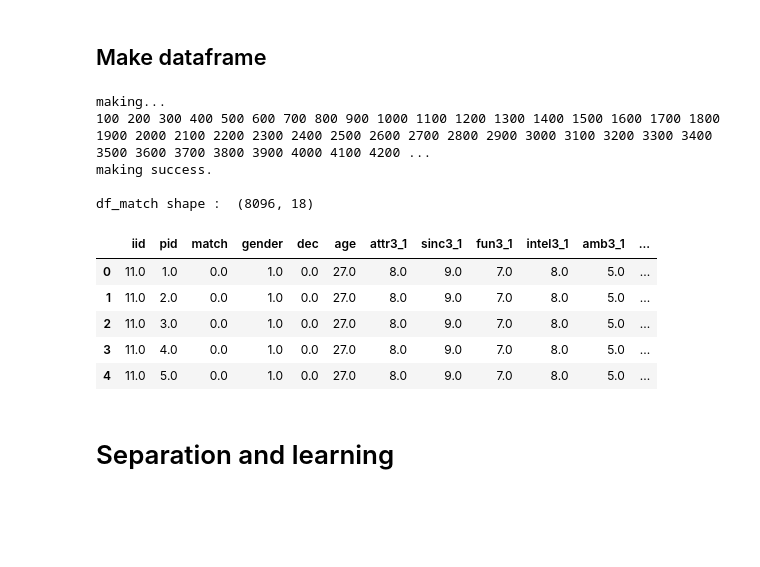
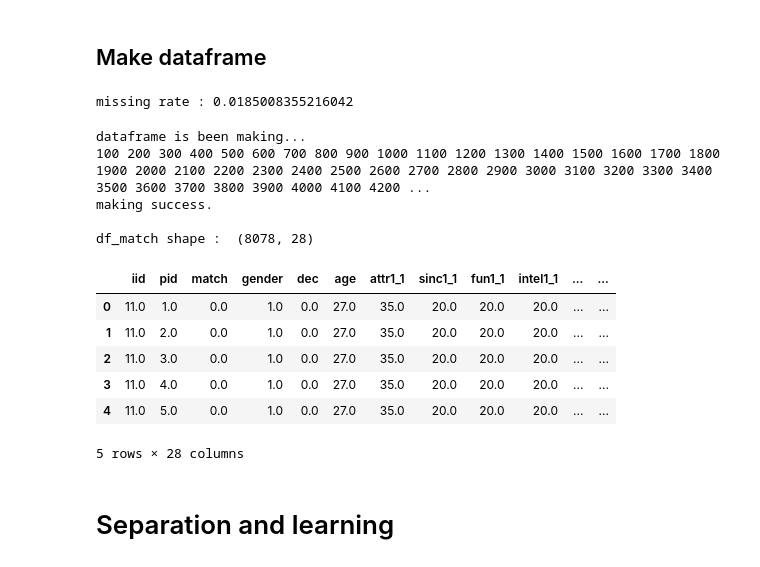
Before and after one commit to imsaulpark/Speed-dating-in-kaggle, a Jupyter notebook: Prediction/demo.ipynb, the cells around one changed output. Saved outputs shown, nothing was run; the diff lists cells and outputs as text; code cells hidden in the pictures; blank space fills up the shorter version.

```diff
--- a/Prediction/demo.ipynb
+++ b/Prediction/demo.ipynb
@@ -14,13 +14,22 @@ df_data.shape
 # Data preprocessing
 # %% [markdown]
 ## Make dataframe
+# %%
+# drop missing values.
+cols = ['iid', 'pid', 'match','gender','dec', 'age',
+        'attr1_1', 'sinc1_1', 'fun1_1', 'intel1_1', 'amb1_1',
+        'attr3_1', 'sinc3_1', 'fun3_1', 'intel3_1', 'amb3_1']
+
+row_full = df_data.shape[0]
+df_selected = df_data.loc[:, cols]
+df_selected.dropna(inplace=True)
+row_drop = df_selected.shape[0]
+
+miss_rate = (row_full - row_drop) / row_full
+print("missing rate :", miss_rate)
+# %% [output]
+missing rate : 0.0185008355216042
 # %%
-cols = ['iid', 'pid', 'match','gender','dec', 'age',
-        'attr3_1', 'sinc3_1', 'fun3_1', 'intel3_1', 'amb3_1']
-
-df_selected = df_data.loc[:, cols]
-df_selected.dropna(inplace=True)
-
 # Separate dataframe into male and female.
 df_male = df_selected.loc[ df_selected['gender'] == 1 ]
 df_female = df_selected.loc[ df_selected['gender'] == 0 ]
@@ -30,10 +39,13 @@ df_male_drop = df_male.drop_duplicates(subset=['iid'])
 df_female_drop = df_female.drop_duplicates(subset=['iid'])
 
 # Let's make dataframe for matching. (empty yet)
-df_match = pd.DataFrame( data = None, columns = cols + ['dec_o', 'age_o', 'attr3_1_o', 'sinc3_1_o', 'fun3_1_o', 'intel3_1_o',  'amb3_1_o'] )
+df_match = pd.DataFrame( data = None, columns = cols +
+                        ['dec_o', 'age_o',
+                         'attr1_1_o', 'sinc1_1_o', 'fun1_1_o', 'intel1_1_o',  'amb1_1_o',
+                         'attr3_1_o','sinc3_1_o','fun3_1_o', 'intel3_1_o','amb3_1_o'] )
 index = 0
 
-print("making...")
+print("dataframe is been making...")
 # Let's fill each rows of dataframe for matching.
 for m_index, m_row in df_male.iterrows() :
 
@@ -46,7 +58,7 @@ for m_index, m_row in df_male.iterrows() :
 
     f_row = f_row.iloc[0]
 
-    # Extract values from each row of dataframes.
+    # Extract values from each row of dataframe.
     values = list(m_row.values) + list(f_row['dec':'amb3_1'].values)
 
     # Fill a row of match dataframe
@@ -60,42 +72,44 @@ for m_index, m_row in df_male.iterrows() :
 # Let's fill each rows of dataframe for matching.
 for fm_index, fm_row in df_female.iterrows() :
 
-    # Find pid row in female_drop dataframe.
+    # Find pid row in male_drop dataframe.
     pid = fm_row['pid']
     m_row = df_male_drop.loc[ df_male_drop['iid'] == pid ]
 
     if m_row.empty :
         continue
 
     m_row = m_row.iloc[0]
 
     # Extract values from each row of dataframes.
     values = list(fm_row.values) + list(m_row['dec':'amb3_1'].values)
+
 
     # Fill a row of match dataframe
     df_match.loc[index] = values
     index += 1
 
     # Print current progress at each 100 row.
     if index % 100 == 0 :
         print(index, end = " ")
 
 print()
 print("making success.\n")
 print("df_match shape : ", df_match.shape)
 df_match.head()
 # %% [output]
-making...
+dataframe is been making...
 100 200 300 400 500 600 700 800 900 1000 1100 1200 1300 1400 1500 1600 1700 1800 1900 2000 2100 2200 2300 2400 2500 2600 2700 2800 2900 3000 3100 3200 3300 3400 3500 3600 3700 3800 3900 4000 4100 4200 ...
 making success.
 
-df_match shape :  (8096, 18)
+df_match shape :  (8078, 28)
-|  | iid | pid | match | gender | dec | age | attr3_1 | sinc3_1 | fun3_1 | intel3_1 | amb3_1 | ... |
-| 0 | 11.0 | 1.0 | 0.0 | 1.0 | 0.0 | 27.0 | 8.0 | 9.0 | 7.0 | 8.0 | 5.0 | ... |
-| 1 | 11.0 | 2.0 | 0.0 | 1.0 | 0.0 | 27.0 | 8.0 | 9.0 | 7.0 | 8.0 | 5.0 | ... |
-| 2 | 11.0 | 3.0 | 0.0 | 1.0 | 0.0 | 27.0 | 8.0 | 9.0 | 7.0 | 8.0 | 5.0 | ... |
-| 3 | 11.0 | 4.0 | 0.0 | 1.0 | 0.0 | 27.0 | 8.0 | 9.0 | 7.0 | 8.0 | 5.0 | ... |
-| 4 | 11.0 | 5.0 | 0.0 | 1.0 | 0.0 | 27.0 | 8.0 | 9.0 | 7.0 | 8.0 | 5.0 | ... |
+|  | iid | pid | match | gender | dec | age | attr1_1 | sinc1_1 | fun1_1 | intel1_1 | ... | ... |
+| 0 | 11.0 | 1.0 | 0.0 | 1.0 | 0.0 | 27.0 | 35.0 | 20.0 | 20.0 | 20.0 | ... | ... |
+| 1 | 11.0 | 2.0 | 0.0 | 1.0 | 0.0 | 27.0 | 35.0 | 20.0 | 20.0 | 20.0 | ... | ... |
+| 2 | 11.0 | 3.0 | 0.0 | 1.0 | 0.0 | 27.0 | 35.0 | 20.0 | 20.0 | 20.0 | ... | ... |
+| 3 | 11.0 | 4.0 | 0.0 | 1.0 | 0.0 | 27.0 | 35.0 | 20.0 | 20.0 | 20.0 | ... | ... |
+| 4 | 11.0 | 5.0 | 0.0 | 1.0 | 0.0 | 27.0 | 35.0 | 20.0 | 20.0 | 20.0 | ... | ... |
+5 rows × 28 columns
 # %% [markdown]
 # Separation and learning
 # %% [markdown]
```
Also changed, not shown: parts of 6 cells of this notebook, 2 other files.
